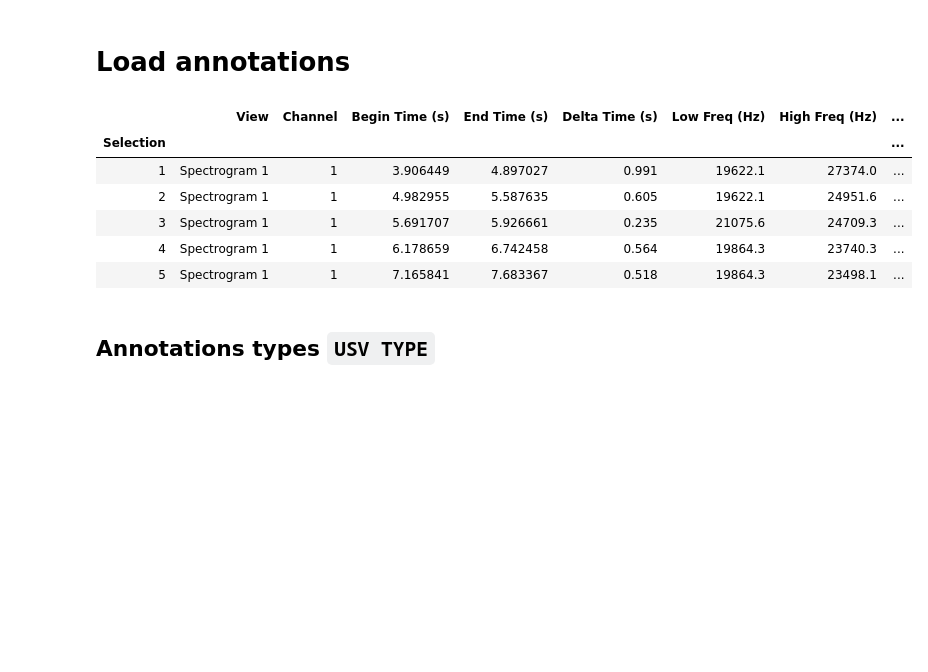
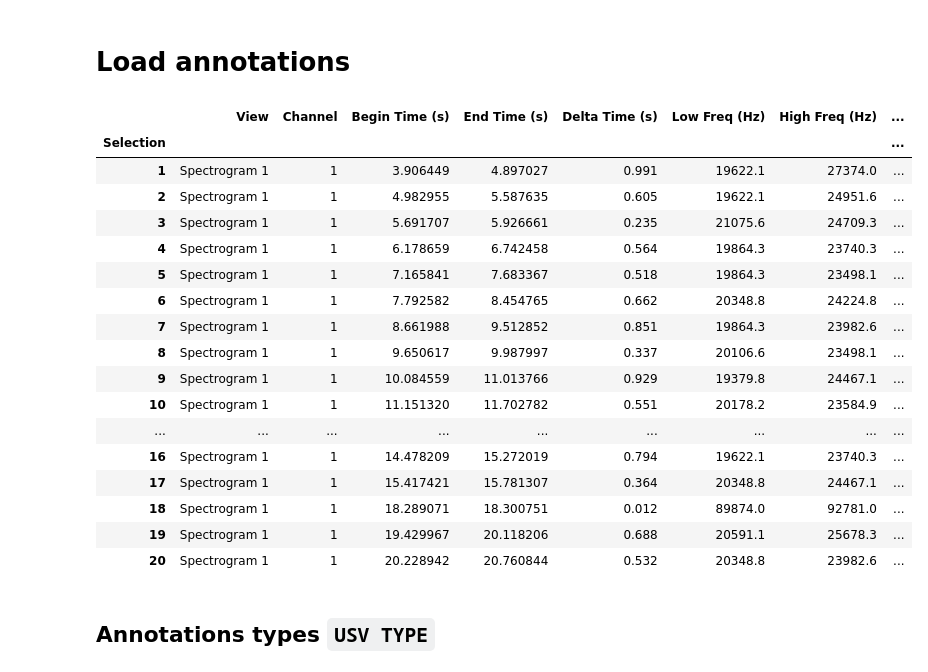
Before and after one commit to pkubiak/happy-szczurki, a Jupyter notebook: HappySzczurki.ipynb, the cells around one changed output. Cells and saved outputs as stored; diff of their text form; code cells hidden in the pictures; blank space fills up the shorter version.

```diff
--- a/HappySzczurki.ipynb
+++ b/HappySzczurki.ipynb
@@ -13,15 +16,26 @@ ch1-2018-11-20_10-42-38_0000021.wav  dlaUJ_VPAmodel_koh3_tickling_20190328.txt
 #  Load annotations #
 # %%
 annotations = pd.read_csv('./data/dlaUJ_VPAmodel_koh3_tickling_20190328.txt', delimiter="\t", index_col='Selection')
-annotations.head()
+annotations.head(20)
 # %% [output]
 |  | View | Channel | Begin Time (s) | End Time (s) | Delta Time (s) | Low Freq (Hz) | High Freq (Hz) | ... |
 | Selection |  |  |  |  |  |  |  | ... |
 | 1 | Spectrogram 1 | 1 | 3.906449 | 4.897027 | 0.991 | 19622.1 | 27374.0 | ... |
 | 2 | Spectrogram 1 | 1 | 4.982955 | 5.587635 | 0.605 | 19622.1 | 24951.6 | ... |
 | 3 | Spectrogram 1 | 1 | 5.691707 | 5.926661 | 0.235 | 21075.6 | 24709.3 | ... |
 | 4 | Spectrogram 1 | 1 | 6.178659 | 6.742458 | 0.564 | 19864.3 | 23740.3 | ... |
 | 5 | Spectrogram 1 | 1 | 7.165841 | 7.683367 | 0.518 | 19864.3 | 23498.1 | ... |
+| 6 | Spectrogram 1 | 1 | 7.792582 | 8.454765 | 0.662 | 20348.8 | 24224.8 | ... |
+| 7 | Spectrogram 1 | 1 | 8.661988 | 9.512852 | 0.851 | 19864.3 | 23982.6 | ... |
+| 8 | Spectrogram 1 | 1 | 9.650617 | 9.987997 | 0.337 | 20106.6 | 23498.1 | ... |
+| 9 | Spectrogram 1 | 1 | 10.084559 | 11.013766 | 0.929 | 19379.8 | 24467.1 | ... |
+| 10 | Spectrogram 1 | 1 | 11.151320 | 11.702782 | 0.551 | 20178.2 | 23584.9 | ... |
+| ... | ... | ... | ... | ... | ... | ... | ... | ... |
+| 16 | Spectrogram 1 | 1 | 14.478209 | 15.272019 | 0.794 | 19622.1 | 23740.3 | ... |
+| 17 | Spectrogram 1 | 1 | 15.417421 | 15.781307 | 0.364 | 20348.8 | 24467.1 | ... |
+| 18 | Spectrogram 1 | 1 | 18.289071 | 18.300751 | 0.012 | 89874.0 | 92781.0 | ... |
+| 19 | Spectrogram 1 | 1 | 19.429967 | 20.118206 | 0.688 | 20591.1 | 25678.3 | ... |
+| 20 | Spectrogram 1 | 1 | 20.228942 | 20.760844 | 0.532 | 20348.8 | 23982.6 | ... |
 # %% [markdown]
 ## Annotations types `USV TYPE` ##
 # %%
```
Also changed, not shown: parts of 11 cells of this notebook, 1 other file.
